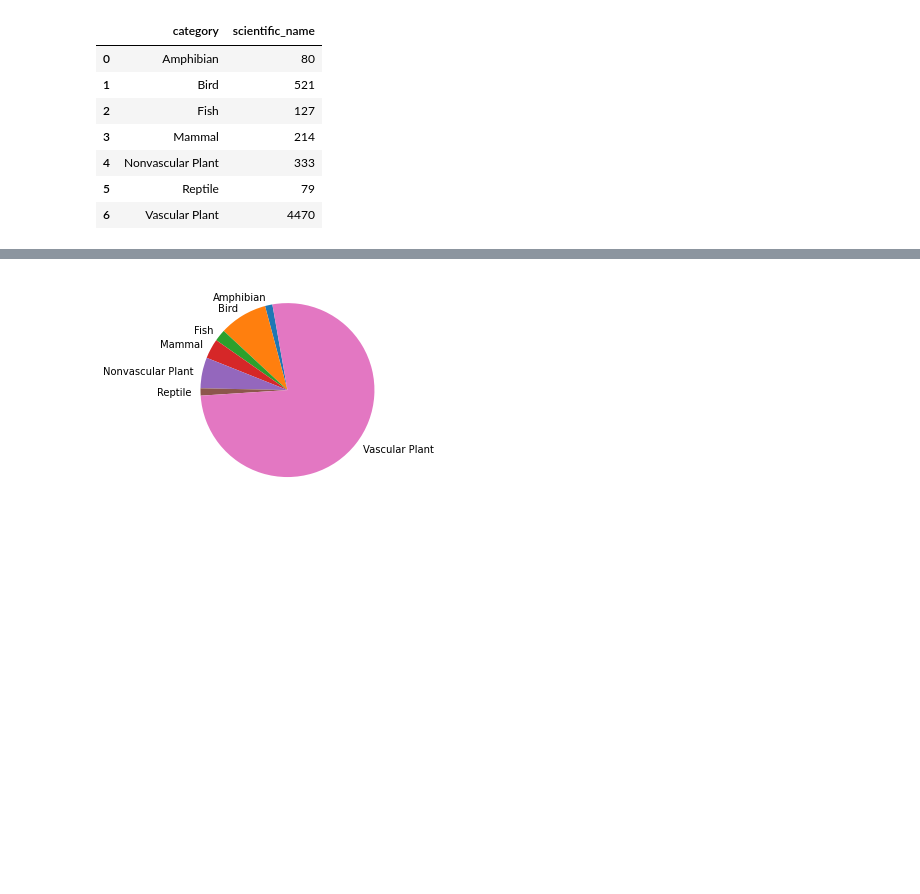
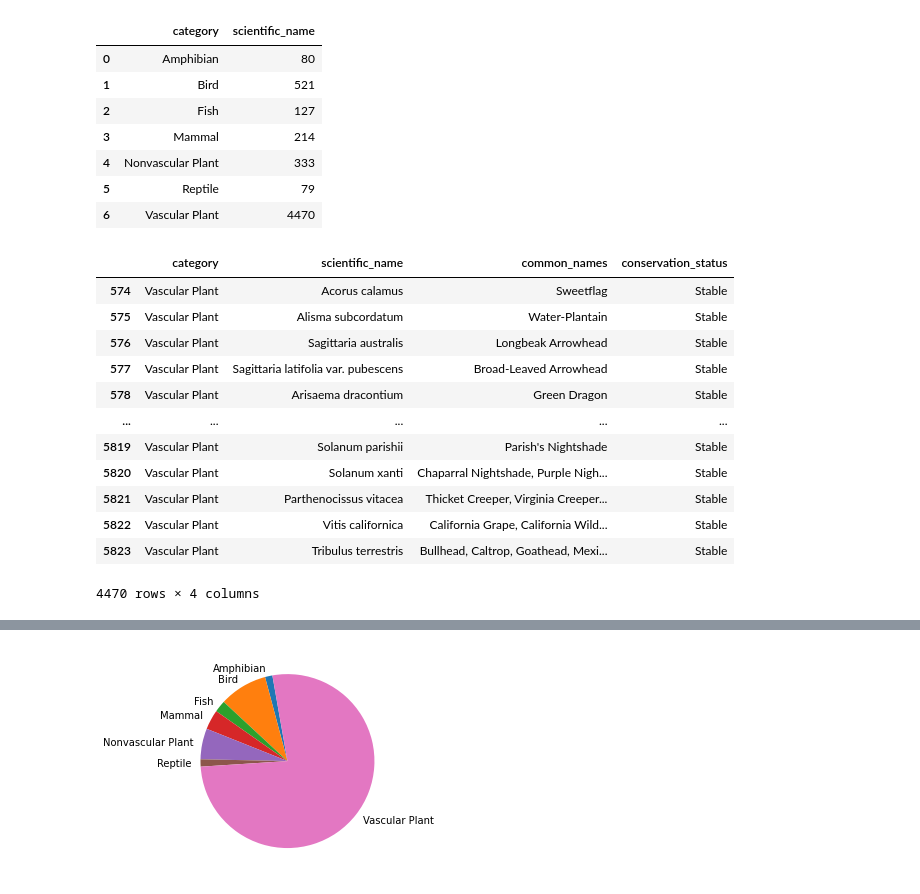
Before and after one commit to Mone12/endangered-species, a Jupyter notebook: endangered.ipynb, the cells around one changed output, grey strips where cells are left out. Cells and saved outputs as stored; diff of their text form; code cells hidden in the pictures; blank space fills up the shorter version.

```diff
--- a/endangered.ipynb
+++ b/endangered.ipynb
@@ -53,3 +58,20 @@ named_species
 | 4 | Nonvascular Plant | 333 |
 | 5 | Reptile | 79 |
 | 6 | Vascular Plant | 4470 |
+# %%
+vas_plants= df.loc[df['category']=='Vascular Plant']
+vas_plants
+# %% [output]
+|  | category | scientific_name | common_names | conservation_status |
+| 574 | Vascular Plant | Acorus calamus | Sweetflag | Stable |
+| 575 | Vascular Plant | Alisma subcordatum | Water-Plantain | Stable |
+| 576 | Vascular Plant | Sagittaria australis | Longbeak Arrowhead | Stable |
+| 577 | Vascular Plant | Sagittaria latifolia var. pubescens | Broad-Leaved Arrowhead | Stable |
+| 578 | Vascular Plant | Arisaema dracontium | Green Dragon | Stable |
+| ... | ... | ... | ... | ... |
+| 5819 | Vascular Plant | Solanum parishii | Parish's Nightshade | Stable |
+| 5820 | Vascular Plant | Solanum xanti | Chaparral Nightshade, Purple Nigh... | Stable |
+| 5821 | Vascular Plant | Parthenocissus vitacea | Thicket Creeper, Virginia Creeper... | Stable |
+| 5822 | Vascular Plant | Vitis californica | California Grape, California Wild... | Stable |
+| 5823 | Vascular Plant | Tribulus terrestris | Bullhead, Caltrop, Goathead, Mexi... | Stable |
+4470 rows × 4 columns
```
Also changed, not shown: parts of 20 cells of this notebook.
